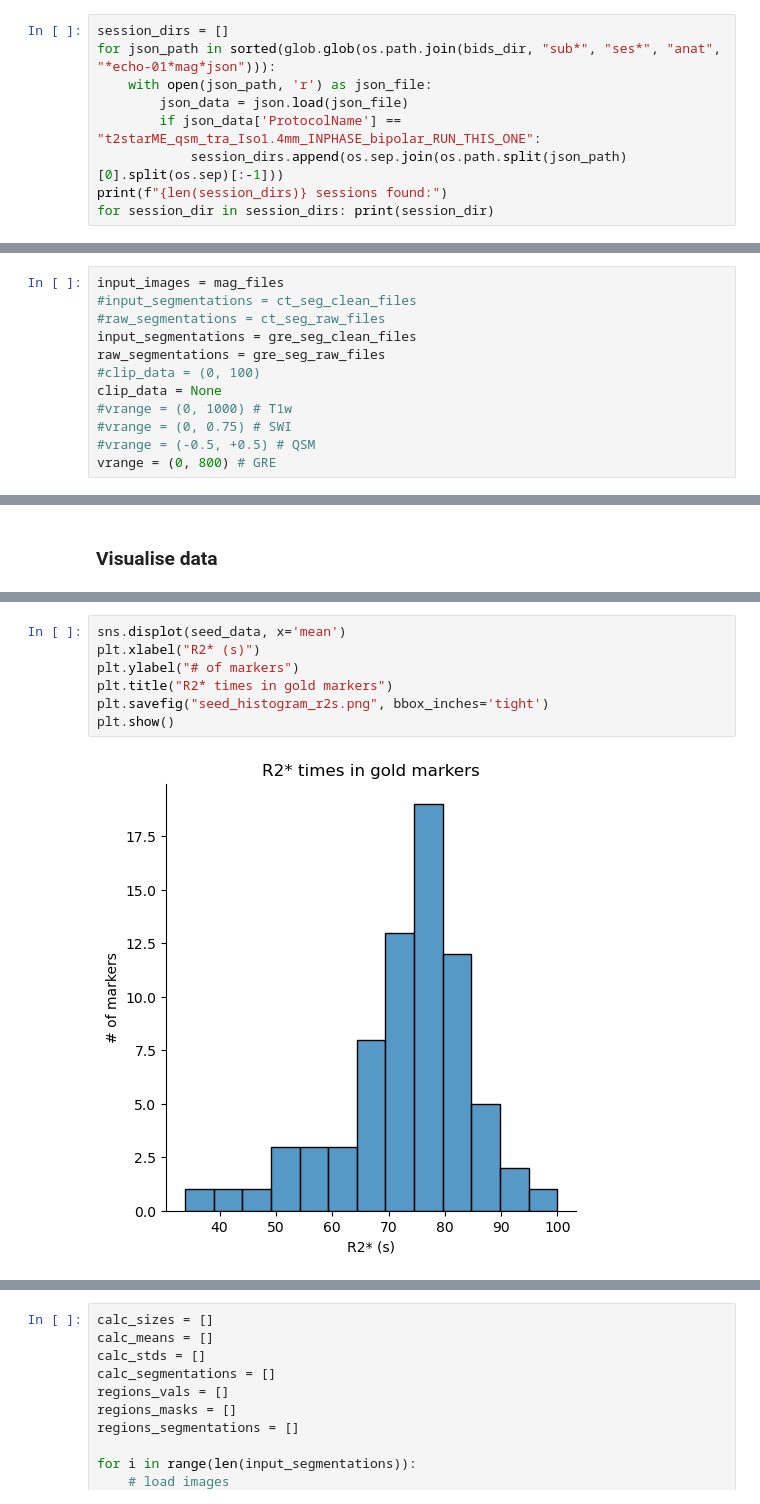
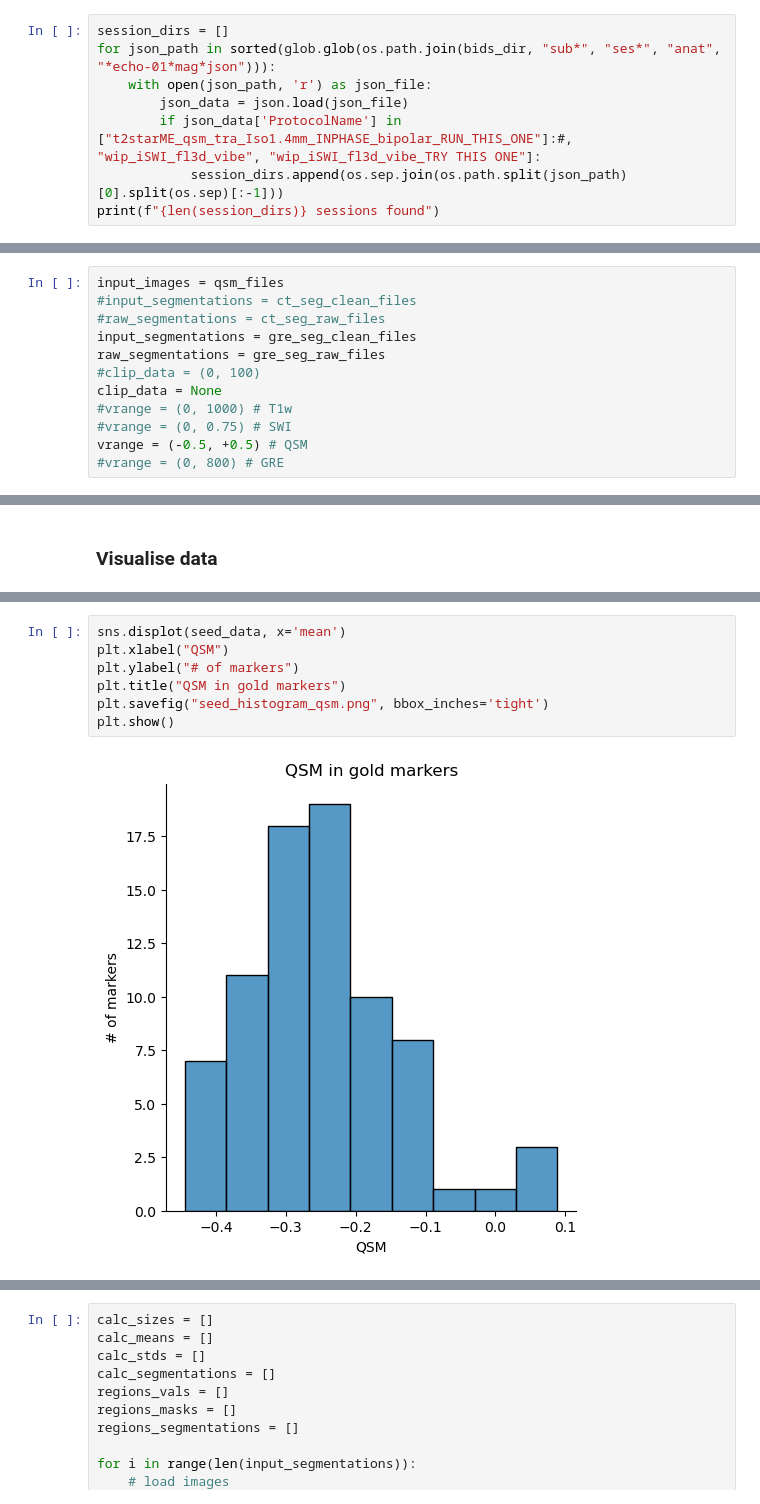
Before and after one commit to astewartau/prostate, a Jupyter notebook: 1_descriptive_stats.ipynb, the cells around one changed output, grey strips where cells are left out. Cells and saved outputs as stored; diff of their text form.

```diff
--- a/1_descriptive_stats.ipynb
+++ b/1_descriptive_stats.ipynb
@@ -22,8 +22,7 @@ session_dirs = []
 for json_path in sorted(glob.glob(os.path.join(bids_dir, "sub*", "ses*", "anat", "*echo-01*mag*json"))):
     with open(json_path, 'r') as json_file:
         json_data = json.load(json_file)
-        if json_data['ProtocolName'] == "t2starME_qsm_tra_Iso1.4mm_INPHASE_bipolar_RUN_THIS_ONE":
+        if json_data['ProtocolName'] in ["t2starME_qsm_tra_Iso1.4mm_INPHASE_bipolar_RUN_THIS_ONE"]:#, "wip_iSWI_fl3d_vibe", "wip_iSWI_fl3d_vibe_TRY THIS ONE"]:
             session_dirs.append(os.sep.join(os.path.split(json_path)[0].split(os.sep)[:-1]))
-print(f"{len(session_dirs)} sessions found:")
-for session_dir in session_dirs: print(session_dir)
+print(f"{len(session_dirs)} sessions found")
 # %% [output]
@@ -92,5 +75,5 @@ print(f"{len(gre_seg_clean_files)} clean GRE segmentations found.")
 # %%
-input_images = mag_files
+input_images = qsm_files
 #input_segmentations = ct_seg_clean_files
 #raw_segmentations = ct_seg_raw_files
 input_segmentations = gre_seg_clean_files
@@ -99,8 +82,8 @@ raw_segmentations = gre_seg_raw_files
 clip_data = None
 #vrange = (0, 1000) # T1w
 #vrange = (0, 0.75) # SWI
-#vrange = (-0.5, +0.5) # QSM
-vrange = (0, 800) # GRE
+vrange = (-0.5, +0.5) # QSM
+#vrange = (0, 800) # GRE
 # %%
 prostate_means = []
 prostate_stds = []
@@ -240,12 +223,12 @@ plt.show()
 # %%
 sns.displot(seed_data, x='mean')
-plt.xlabel("R2* (s)")
+plt.xlabel("QSM")
 plt.ylabel("# of markers")
-plt.title("R2* times in gold markers")
-plt.savefig("seed_histogram_r2s.png", bbox_inches='tight')
+plt.title("QSM in gold markers")
+plt.savefig("seed_histogram_qsm.png", bbox_inches='tight')
 plt.show()
 # %% [output]
-[figure, old version]
+[figure, new version]
 # %%
 for i in regions_vals:
     print(i.shape)
```
Also changed, not shown: parts of 8 cells of this notebook, 5 other files.
